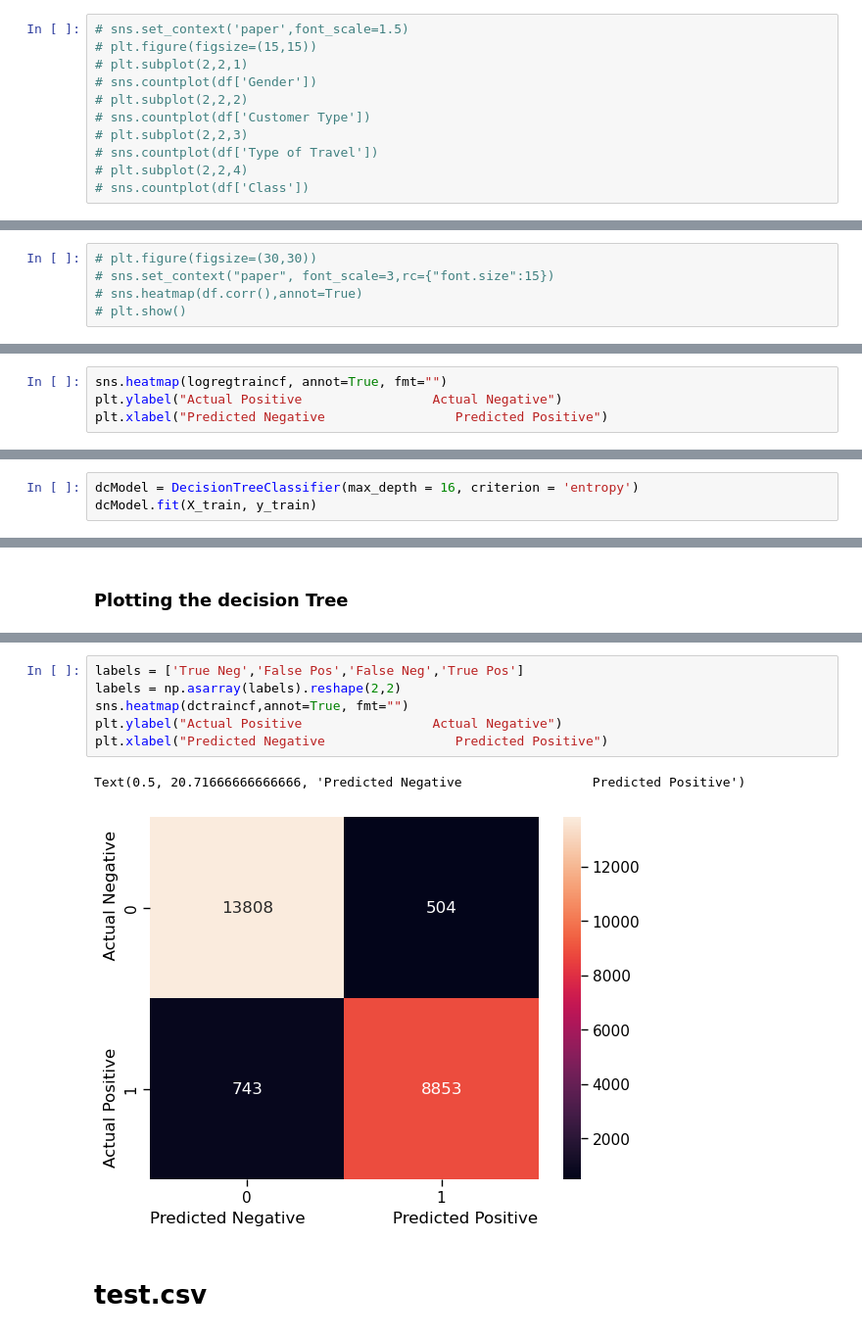
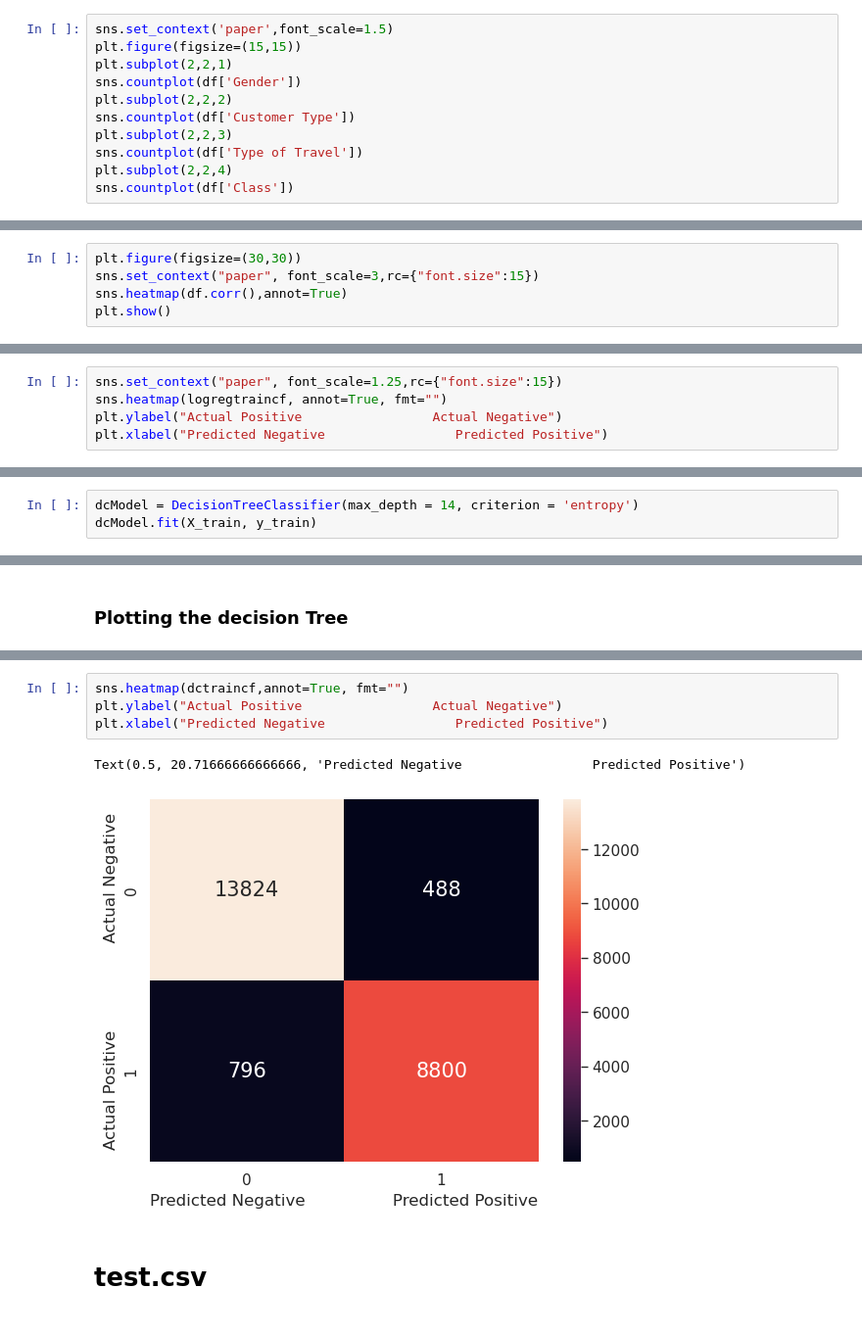
Before and after one commit to bmeghadharsan/19CSE305, a Jupyter notebook: CourseProject/airLinePassenger.ipynb, the cells around one changed output, grey strips where cells are left out. Shown at 98% size. Cells and saved outputs as stored; diff of their text form.

```diff
--- a/CourseProject/airLinePassenger.ipynb
+++ b/CourseProject/airLinePassenger.ipynb
@@ -180,13 +182,13 @@ sns.distplot(df['Arrival Delay in Minutes'],bins=30)
 # %% [markdown]
 <h3>Count plots for all the Categorical Features</h3>
 # %%
-# sns.set_context('paper',font_scale=1.5)
-# plt.figure(figsize=(15,15))
-# plt.subplot(2,2,1)
-# sns.countplot(df['Gender'])
-# plt.subplot(2,2,2)
-# sns.countplot(df['Customer Type'])
-# plt.subplot(2,2,3)
-# sns.countplot(df['Type of Travel'])
-# plt.subplot(2,2,4)
-# sns.countplot(df['Class'])
+sns.set_context('paper',font_scale=1.5)
+plt.figure(figsize=(15,15))
+plt.subplot(2,2,1)
+sns.countplot(df['Gender'])
+plt.subplot(2,2,2)
+sns.countplot(df['Customer Type'])
+plt.subplot(2,2,3)
+sns.countplot(df['Type of Travel'])
+plt.subplot(2,2,4)
+sns.countplot(df['Class'])
@@ -424,5 +433,5 @@ sns.boxplot(df["Food and drink"])
 # %%
-# plt.figure(figsize=(30,30))
-# sns.set_context("paper", font_scale=3,rc={"font.size":15})
-# sns.heatmap(df.corr(),annot=True)
-# plt.show()
+plt.figure(figsize=(30,30))
+sns.set_context("paper", font_scale=3,rc={"font.size":15})
+sns.heatmap(df.corr(),annot=True)
+plt.show()
@@ -483,6 +494,7 @@ Please also refer to the documentation for alternative solver options:
 # %%
 logregtraincf = confusion_matrix(y_test,y_pred_logreg)
 # %%
+sns.set_context("paper", font_scale=1.25,rc={"font.size":15})
 sns.heatmap(logregtraincf, annot=True, fmt="")
 plt.ylabel("Actual Positive                 Actual Negative")
 plt.xlabel("Predicted Negative                 Predicted Positive")
@@ -527,4 +539,4 @@ print(dc.best_params_)
 # %%
-dcModel = DecisionTreeClassifier(max_depth = 16, criterion = 'entropy')
+dcModel = DecisionTreeClassifier(max_depth = 14, criterion = 'entropy')
 dcModel.fit(X_train, y_train)
 # %% [output]
@@ -550,12 +564,10 @@ array([[13808,   504],
 # %%
-labels = ['True Neg','False Pos','False Neg','True Pos']
-labels = np.asarray(labels).reshape(2,2)
 sns.heatmap(dctraincf,annot=True, fmt="")
 plt.ylabel("Actual Positive                 Actual Negative")
 plt.xlabel("Predicted Negative                 Predicted Positive")
 # %% [output]
 Text(0.5, 20.71666666666666, 'Predicted Negative                 Predicted Positive')
-[figure, old version]
+[figure, new version]
 # %% [markdown]
 <h1>test.csv</h1>
 # %%
```
Also changed, not shown: parts of 36 cells of this notebook.
